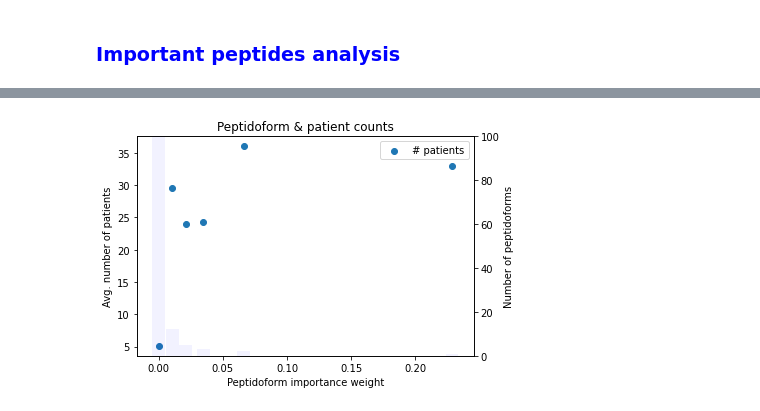
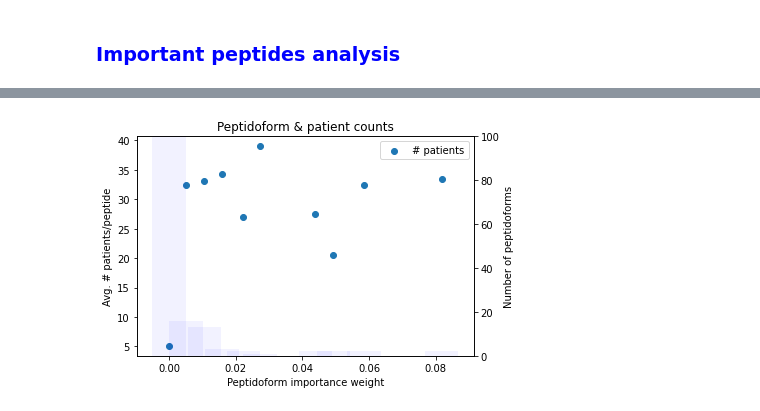
Before and after one commit to SasyaReddi/cse291c-plasma-weightloss, a Jupyter notebook: FinalReport-Data.ipynb, the cells around one changed output, grey strips where cells are left out. Saved outputs shown, nothing was run; the diff lists cells and outputs as text; code cells hidden in the pictures.

```diff
--- a/FinalReport-Data.ipynb
+++ b/FinalReport-Data.ipynb
@@ -266,0 +343,25 @@ Finally, using model A, also train only using peptides present in at most N pati
+# %%
+patient_x_timepoint_diff_acccuracies = {}
+
+for patient_id in tqdm(patient_ids):
+
+    patient_timepoint_diff_accuracies = {}
+
+    # patient_level_timepoint_diff_vecs is:
+    # timepoint diff -> list of (vec1, vec2) pairs
+    patient_timepoint_diff_vecs = peptidoforms_intensity_dataset.get_patient_level_timepoint_vectors(patient_id)
+
+    for timepoint_diff, timepoint_vec_pairs in patient_timepoint_diff_vecs.items():
+        num_correct = 0
+
+        for (vec1, vec2) in timepoint_vec_pairs:
+            model_input = np.abs(vec1 - vec2).astype(int).reshape((1, -1))
+            model_prediction = round(modelA2.predict(model_input)[0])
+            is_correct_prediction = (model_prediction == 1)
+            if is_correct_prediction:
+                num_correct += 1
+
+        timepoint_diff_acc = num_correct / len(timepoint_vec_pairs)
+        patient_timepoint_diff_accuracies[timepoint_diff] = timepoint_diff_acc
+
+    patient_x_timepoint_diff_acccuracies[patient_id] = patient_timepoint_diff_accuracies
@@ -396,7 +603,7 @@ print_model_metrics(modelA2, "abs_diff", "test")
 ft = modelA2.feature_importances_
 np.save("modelA2_feature_importances.npy", ft)
 # %%
-ft = np.load("modelA2_feature_importances.npy")
+ft = np.load("./artifacts/modelA2_feature_importances.npy")
 # %%
 num_peptides_with_nonzero_weight = len(ft[ft > 0]) # count number of peptides with a non-zero weight
 num_peptides_with_nonzero_weight
@@ -455,0 +773,3 @@ _ = try_model_on_top_k_peptides()
+# %%
+peptidoforms_intensity_df['model_weight'] = ft
+peptidoforms_intensity_df.sort_values('model_weight')
@@ -518,7 +852,7 @@ def plot_binned_peptidoform_and_patient_counts(ft, bin_width=0.025, patient_agg=
         ax1.set_ylabel('Number of patients')
         ax1.scatter([ft[b[0]] for b in bins], num_patients_per_bin)
     else:
-        ax1.set_ylabel('Avg. number of patients')
+        ax1.set_ylabel('Avg. # patients/peptide')
         ax1.scatter([ft[b[0]] for b in bins], avg_num_patients_per_bin)
 
     ax1.tick_params(axis='y')
@@ -537,4 +895,4 @@ def plot_binned_peptidoform_and_patient_counts(ft, bin_width=0.025, patient_agg=
 # %%
-plot_binned_peptidoform_and_patient_counts(ft, bin_width=0.01, patient_agg="avg")
+plot_binned_peptidoform_and_patient_counts(ft, bin_width=0.005, patient_agg="avg")
 # %% [output]
-[figure, old version]
+[figure, new version]
```
Also changed, not shown: parts of 51 cells of this notebook.
